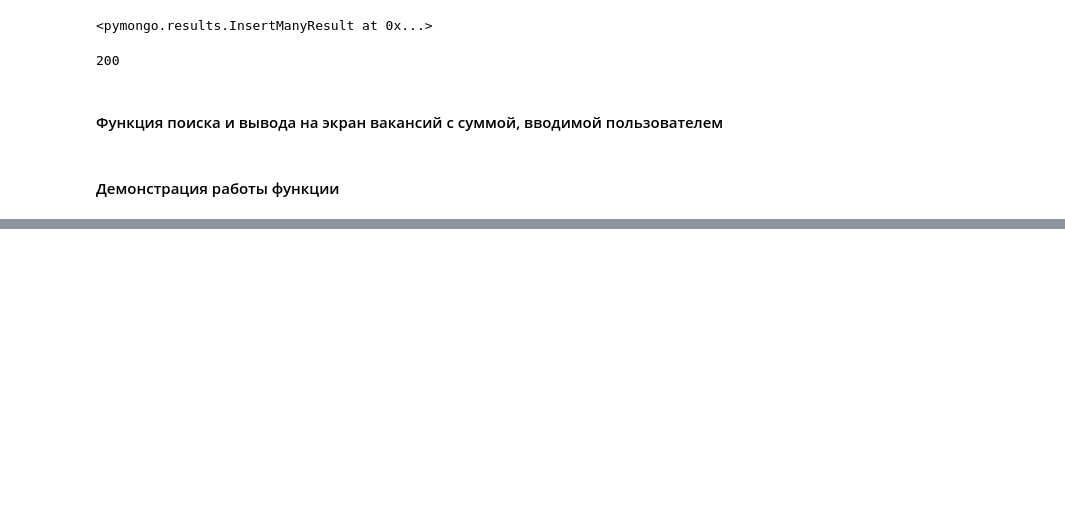
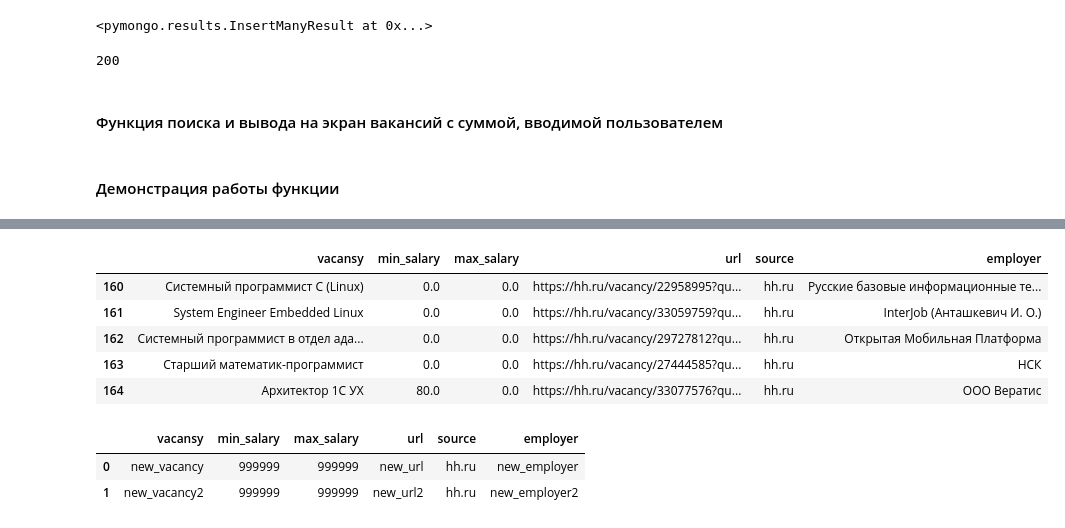
Before and after one commit to superpavelka/Methods-of-collecting-and-processing-data-from-the-Internet, a Jupyter notebook: Task3/Task3.ipynb, the cells around one changed output, grey strips where cells are left out. Cells and saved outputs as stored; diff of their text form; code cells hidden in the pictures; blank space fills up the shorter version.

```diff
--- a/Task3/Task3.ipynb
+++ b/Task3/Task3.ipynb
@@ -148,3 +148,12 @@ showVacancys(sj_db)
  'source': 'superjob.ru',
  'url': 'https://www.superjob.ru/vakansii/programmist-31847462.html',
  'vacansy': 'Программист .Net (full-stack)'}
+# %%
+hh_df.tail()
+# %% [output]
+|  | vacansy | min_salary | max_salary | url | source | employer |
+| 160 | Системный программист С (Linux) | 0.0 | 0.0 | https://hh.ru/vacancy/22958995?qu... | hh.ru | Русские базовые информационные те... |
+| 161 | System Engineer Embedded Linux | 0.0 | 0.0 | https://hh.ru/vacancy/33059759?qu... | hh.ru | InterJob (Анташкевич И. О.) |
+| 162 | Системный программист в отдел ада... | 0.0 | 0.0 | https://hh.ru/vacancy/29727812?qu... | hh.ru | Открытая Мобильная Платформа |
+| 163 | Старший математик-программист | 0.0 | 0.0 | https://hh.ru/vacancy/27444585?qu... | hh.ru | НСК |
+| 164 | Архитектор 1С УХ | 80.0 | 0.0 | https://hh.ru/vacancy/33077576?qu... | hh.ru | ООО Вератис |
@@ -150,0 +169,6 @@ showVacancys(sj_db)
+# %%
+hh_df2.head(10)
+# %% [output]
+|  | vacansy | min_salary | max_salary | url | source | employer |
+| 0 | new_vacancy | 999999 | 999999 | new_url | hh.ru | new_employer |
+| 1 | new_vacancy2 | 999999 | 999999 | new_url2 | hh.ru | new_employer2 |
```
Also changed, not shown: parts of 9 cells of this notebook.
